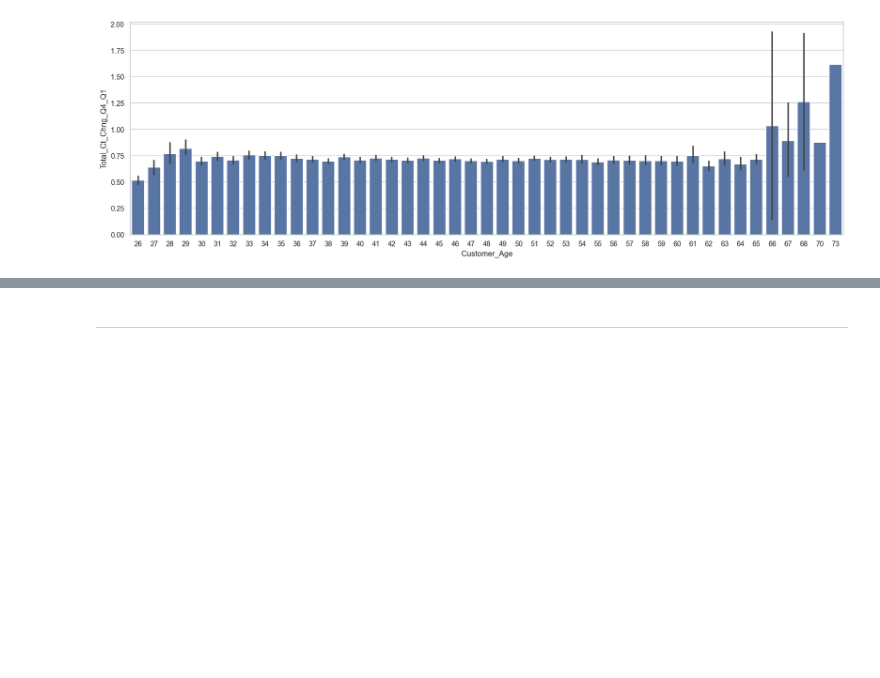
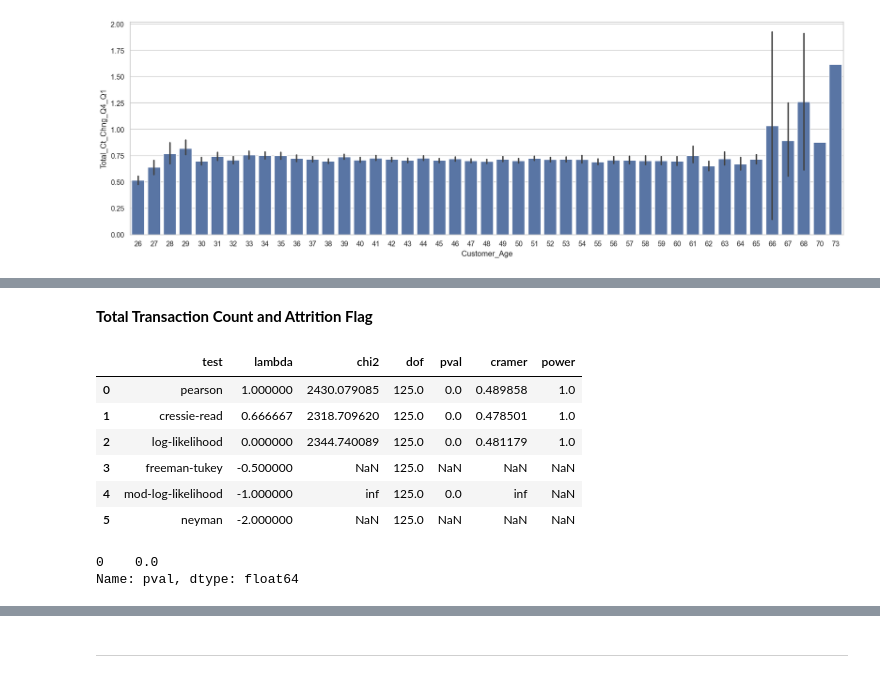
Before and after one commit to Lailah-Idrees/Credit-Card-Churning-Customers-Analysis-, a Jupyter notebook: jupyter_notebooks/Data_Visualisation.ipynb, the cells around one changed output, grey strips where cells are left out. Saved outputs shown, nothing was run; the diff lists cells and outputs as text; code cells hidden in the pictures; blank space fills up the shorter version.

```diff
--- a/jupyter_notebooks/Data_Visualisation.ipynb
+++ b/jupyter_notebooks/Data_Visualisation.ipynb
@@ -247,0 +272,21 @@ sns.barplot(data=df, y='Total_Ct_Chng_Q4_Q1', x='Customer_Age')
+# %% [markdown]
+**Total Transaction Count and Attrition Flag**
+# %%
+import scipy.stats as stats
+import pandas as pd
+
+expected, observed, stats = pg.chi2_independence(data=df_transformed, x='Total_Trans_Ct', y='Attrition_Flag_Existing Customer')
+stats
+# %% [output]
+|  | test | lambda | chi2 | dof | pval | cramer | power |
+| 0 | pearson | 1.000000 | 2430.079085 | 125.0 | 0.0 | 0.489858 | 1.0 |
+| 1 | cressie-read | 0.666667 | 2318.709620 | 125.0 | 0.0 | 0.478501 | 1.0 |
+| 2 | log-likelihood | 0.000000 | 2344.740089 | 125.0 | 0.0 | 0.481179 | 1.0 |
+| 3 | freeman-tukey | -0.500000 | NaN | 125.0 | NaN | NaN | NaN |
+| 4 | mod-log-likelihood | -1.000000 | inf | 125.0 | 0.0 | inf | NaN |
+| 5 | neyman | -2.000000 | NaN | 125.0 | NaN | NaN | NaN |
+# %%
+stats.query("test=='pearson'")['pval']
+# %% [output]
+0    0.0
+Name: pval, dtype: float64
```
Also changed, not shown: parts of 38 cells of this notebook.
